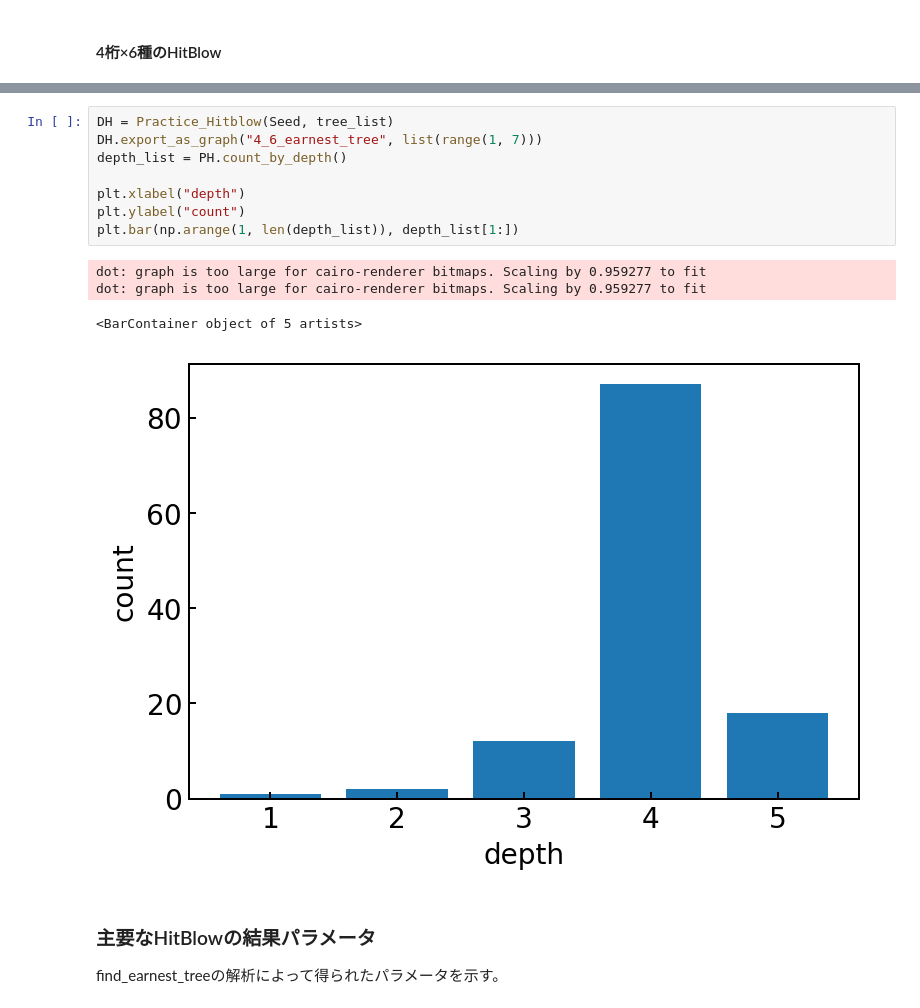
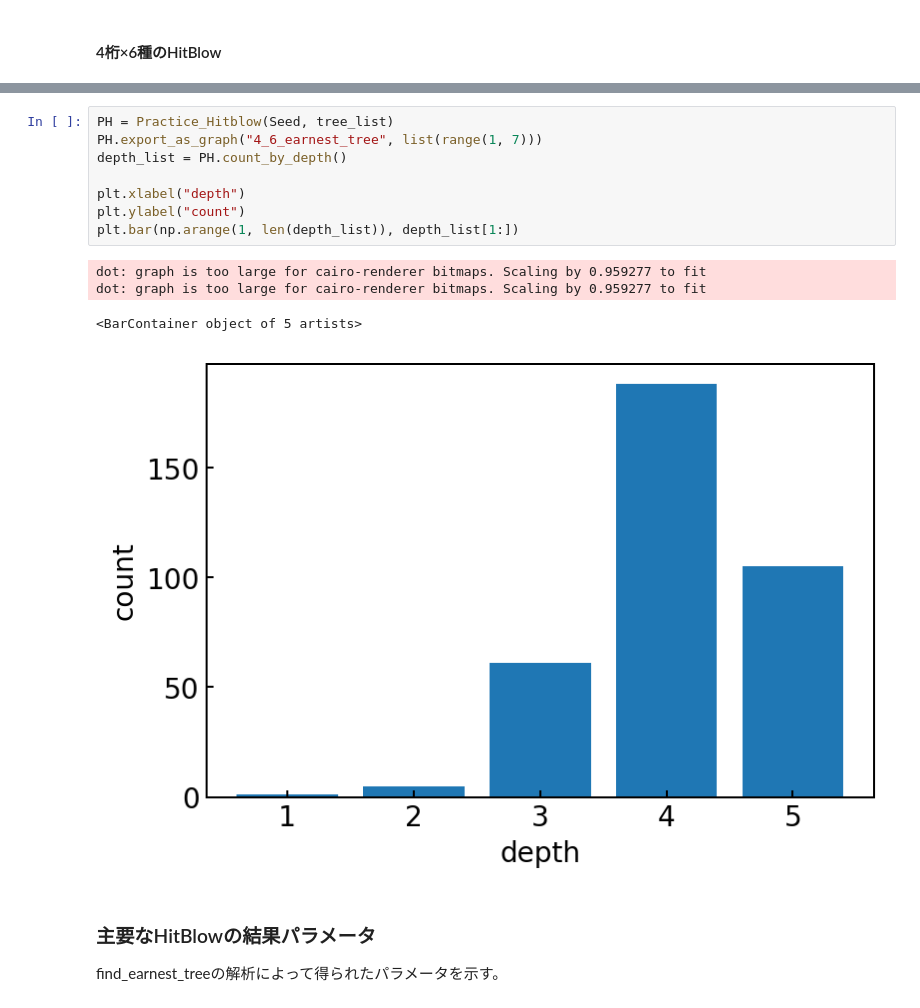
Before and after one commit to ysgrProgramming/hitblow-analyzer, a Jupyter notebook: hit_brow.ipynb, the cells around one changed output, grey strips where cells are left out. Drawn from its saved outputs; the diff is of its cells as text.

```diff
--- a/hit_brow.ipynb
+++ b/hit_brow.ipynb
@@ -667,18 +726,18 @@ params setted
  'max_depth': 5,
  'node_num': 360}
 # %%
-DH = Practice_Hitblow(Seed, tree_list)
-DH.export_as_graph("4_6_earnest_tree", list(range(1, 7)))
+PH = Practice_Hitblow(Seed, tree_list)
+PH.export_as_graph("4_6_earnest_tree", list(range(1, 7)))
 depth_list = PH.count_by_depth()
 
 plt.xlabel("depth")
 plt.ylabel("count")
 plt.bar(np.arange(1, len(depth_list)), depth_list[1:])
 # %% [output]
 dot: graph is too large for cairo-renderer bitmaps. Scaling by 0.959277 to fit
 dot: graph is too large for cairo-renderer bitmaps. Scaling by 0.959277 to fit
 <BarContainer object of 5 artists>
-[figure, old version]
+[figure, new version]
 # %% [markdown]
 ### 主要なHitBlowの結果パラメータ
 
```
Also changed, not shown: parts of 10 cells of this notebook.
